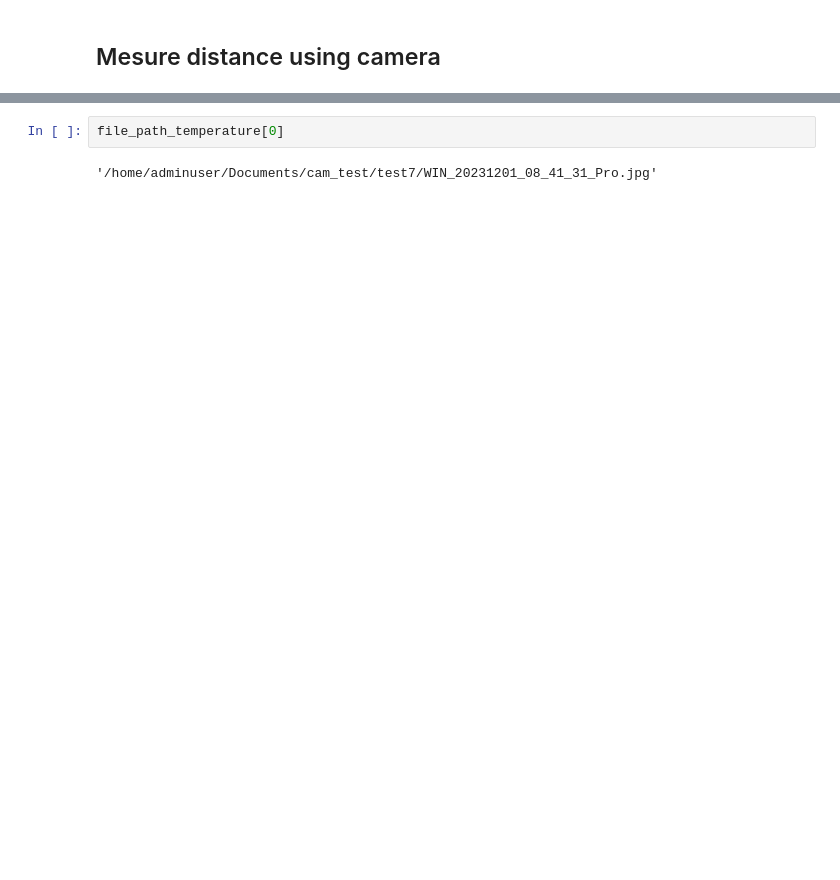
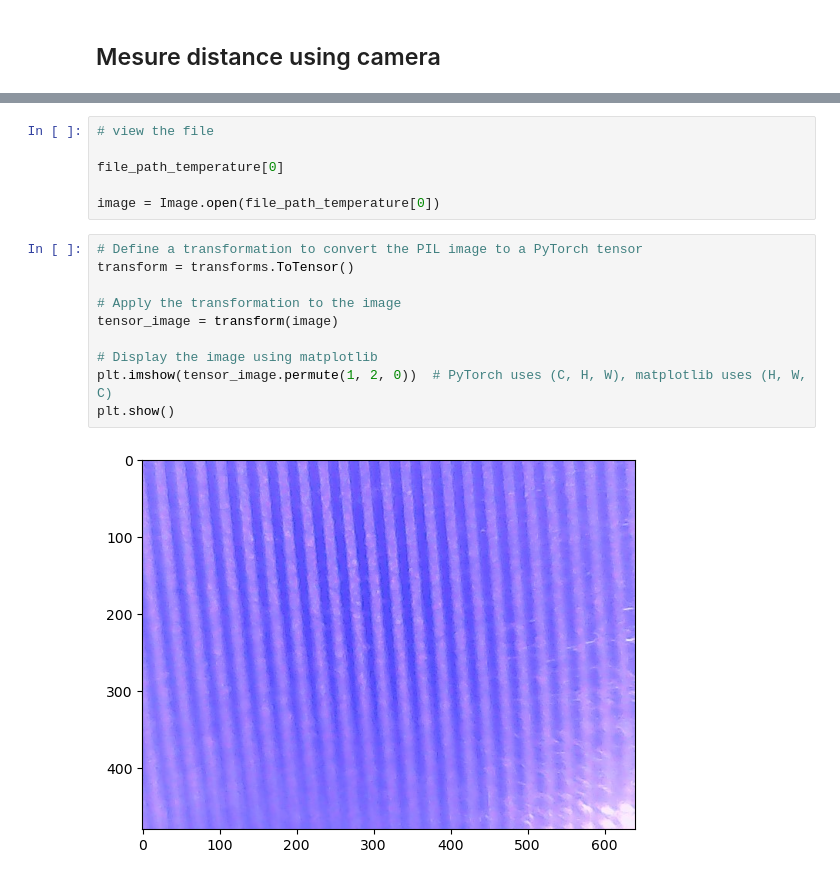
Before and after one commit to malithjkd/PBA_vision, a Jupyter notebook: data_processing/distance_in_pixel.ipynb, the cells around one changed output, grey strips where cells are left out. Cells and saved outputs as stored; diff of their text form; blank space fills up the shorter version.

Commit message:
reading images using pytorch and mathplotlib

```diff
--- a/data_processing/distance_in_pixel.ipynb
+++ b/data_processing/distance_in_pixel.ipynb
@@ -26,4 +30,18 @@ print(file_path_temperature)
-# %%
-file_path_temperature[0]
-# %% [output]
-'/home/adminuser/Documents/cam_test/test7/WIN_20231201_08_41_31_Pro.jpg'
+# %%
+# view the file
+
+file_path_temperature[0]
+
+image = Image.open(file_path_temperature[0])
+# %%
+# Define a transformation to convert the PIL image to a PyTorch tensor
+transform = transforms.ToTensor()
+
+# Apply the transformation to the image
+tensor_image = transform(image)
+
+# Display the image using matplotlib
+plt.imshow(tensor_image.permute(1, 2, 0))  # PyTorch uses (C, H, W), matplotlib uses (H, W, C)
+plt.show()
+# %% [output]
+[figure, added]
```
Also changed, not shown: parts of 4 cells of this notebook.
